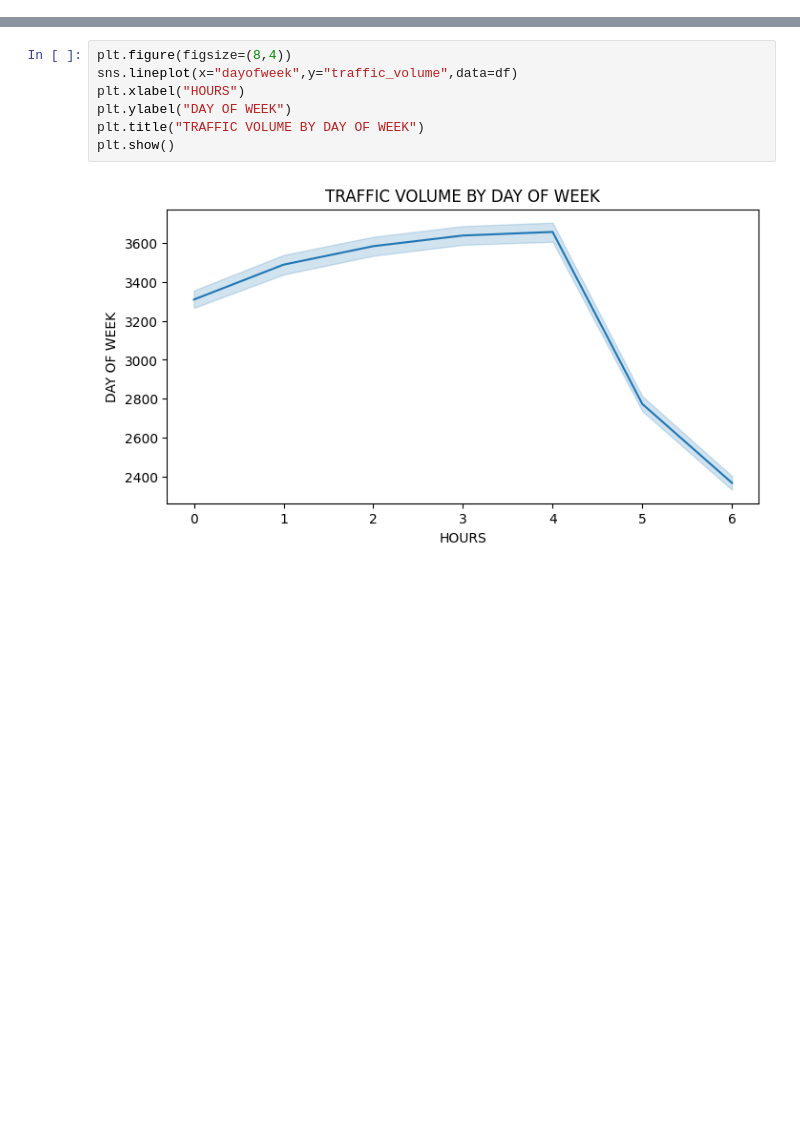
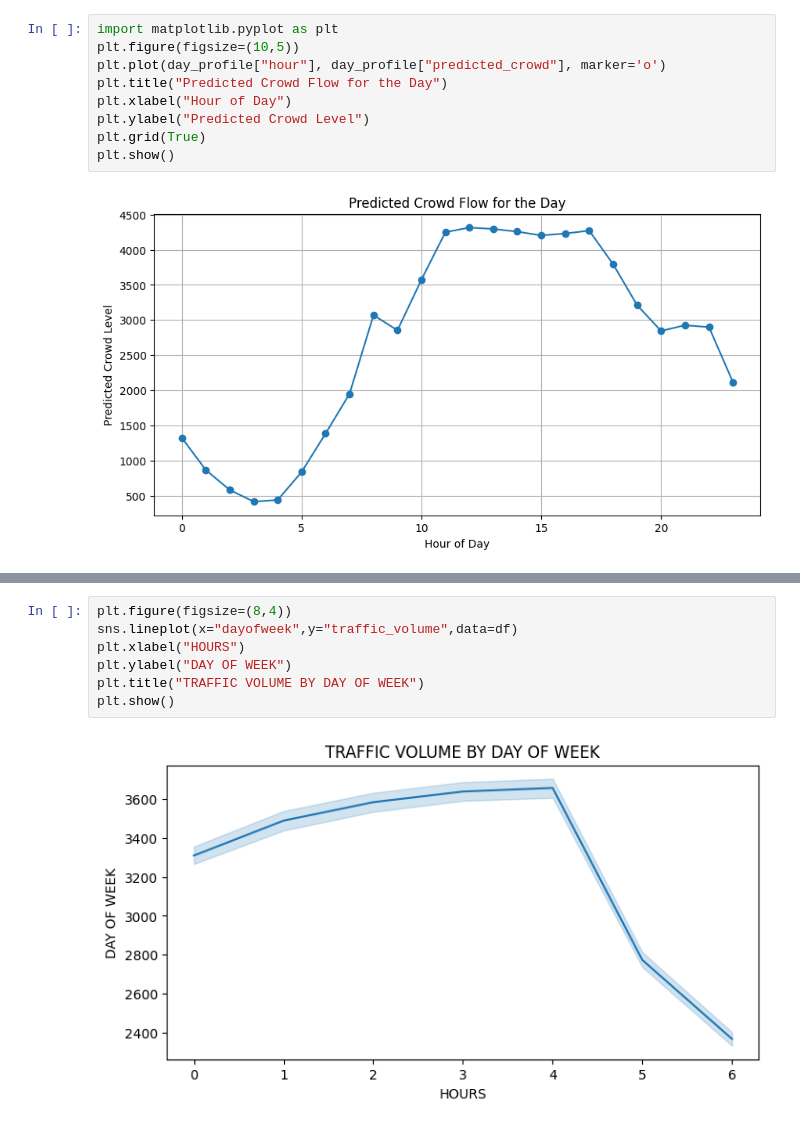
Before and after one commit to DarshiniSivakumar/CROWD_FLOW_FAIRNESS_PROJECT, a Jupyter notebook: CrowdFlowFairness_Project.ipynb, the cells around one changed output, grey strips where cells are left out. Saved outputs shown, nothing was run; the diff lists cells and outputs as text; blank space fills up the shorter version.

```diff
--- a/CrowdFlowFairness_Project.ipynb
+++ b/CrowdFlowFairness_Project.ipynb
@@ -2,0 +57,11 @@
+# %%
+import matplotlib.pyplot as plt
+plt.figure(figsize=(10,5))
+plt.plot(day_profile["hour"], day_profile["predicted_crowd"], marker='o')
+plt.title("Predicted Crowd Flow for the Day")
+plt.xlabel("Hour of Day")
+plt.ylabel("Predicted Crowd Level")
+plt.grid(True)
+plt.show()
+# %% [output]
+[figure, added]
```
Also changed, not shown: parts of 22 cells of this notebook.
